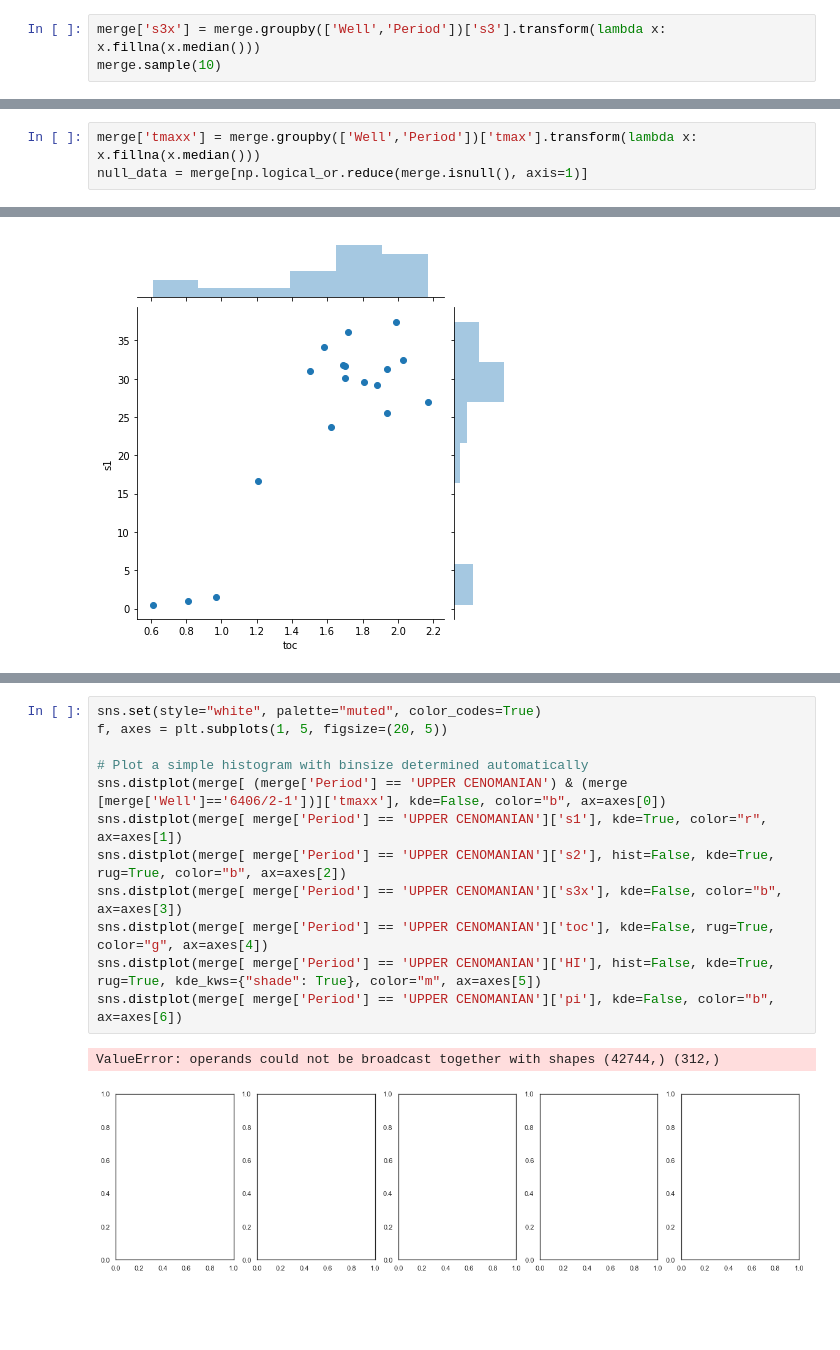
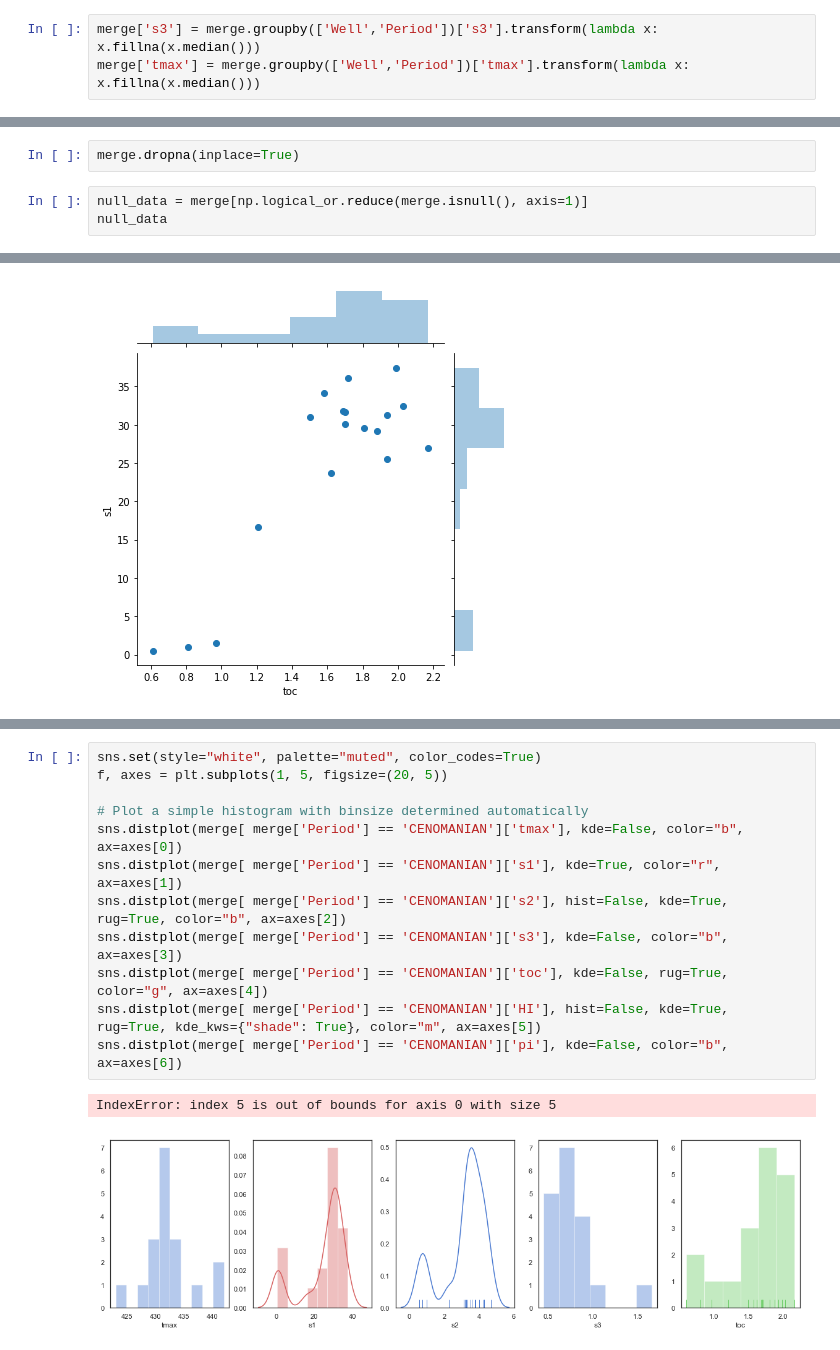
Before and after one commit to ABDunbar/Chronostrat-RE-data-merge, a Jupyter notebook: Excel_import.ipynb, the cells around one changed output, grey strips where cells are left out. Drawn from its saved outputs; the diff is of its cells as text; blank space fills up the shorter version.

```diff
--- a/Excel_import.ipynb
+++ b/Excel_import.ipynb
@@ -136,3 +133,3 @@ merge[ merge['Well'] == '6406/2-1']['s3'].plot()
 # %%
-merge['s3x'] = merge.groupby(['Well','Period'])['s3'].transform(lambda x: x.fillna(x.median()))
-merge.sample(10)
+merge['s3'] = merge.groupby(['Well','Period'])['s3'].transform(lambda x: x.fillna(x.median()))
+merge['tmax'] = merge.groupby(['Well','Period'])['tmax'].transform(lambda x: x.fillna(x.median()))
@@ -195,6 +168,8 @@ toc                     0
 3    0
 4    0
 dtype: int64
+# %%
+merge.dropna(inplace=True)
 # %%
-merge['tmaxx'] = merge.groupby(['Well','Period'])['tmax'].transform(lambda x: x.fillna(x.median()))
 null_data = merge[np.logical_or.reduce(merge.isnull(), axis=1)]
+null_data
@@ -469,15 +374,15 @@ Name: tmaxx, dtype: object
 # %%
 sns.set(style="white", palette="muted", color_codes=True)
 f, axes = plt.subplots(1, 5, figsize=(20, 5))
 
 # Plot a simple histogram with binsize determined automatically
-sns.distplot(merge[ (merge['Period'] == 'UPPER CENOMANIAN') & (merge [merge['Well']=='6406/2-1'])]['tmaxx'], kde=False, color="b", ax=axes[0])
-sns.distplot(merge[ merge['Period'] == 'UPPER CENOMANIAN']['s1'], kde=True, color="r", ax=axes[1])
-sns.distplot(merge[ merge['Period'] == 'UPPER CENOMANIAN']['s2'], hist=False, kde=True, rug=True, color="b", ax=axes[2])
-sns.distplot(merge[ merge['Period'] == 'UPPER CENOMANIAN']['s3x'], kde=False, color="b", ax=axes[3])
-sns.distplot(merge[ merge['Period'] == 'UPPER CENOMANIAN']['toc'], kde=False, rug=True, color="g", ax=axes[4])
-sns.distplot(merge[ merge['Period'] == 'UPPER CENOMANIAN']['HI'], hist=False, kde=True, rug=True, kde_kws={"shade": True}, color="m", ax=axes[5])
-sns.distplot(merge[ merge['Period'] == 'UPPER CENOMANIAN']['pi'], kde=False, color="b", ax=axes[6])
+sns.distplot(merge[ merge['Period'] == 'CENOMANIAN']['tmax'], kde=False, color="b", ax=axes[0])
+sns.distplot(merge[ merge['Period'] == 'CENOMANIAN']['s1'], kde=True, color="r", ax=axes[1])
+sns.distplot(merge[ merge['Period'] == 'CENOMANIAN']['s2'], hist=False, kde=True, rug=True, color="b", ax=axes[2])
+sns.distplot(merge[ merge['Period'] == 'CENOMANIAN']['s3'], kde=False, color="b", ax=axes[3])
+sns.distplot(merge[ merge['Period'] == 'CENOMANIAN']['toc'], kde=False, rug=True, color="g", ax=axes[4])
+sns.distplot(merge[ merge['Period'] == 'CENOMANIAN']['HI'], hist=False, kde=True, rug=True, kde_kws={"shade": True}, color="m", ax=axes[5])
+sns.distplot(merge[ merge['Period'] == 'CENOMANIAN']['pi'], kde=False, color="b", ax=axes[6])
 # %% [output]
-ValueError: operands could not be broadcast together with shapes (42744,) (312,)
+IndexError: index 5 is out of bounds for axis 0 with size 5
-[figure, old version]
+[figure, new version]
```
Also changed, not shown: parts of 24 cells of this notebook.
